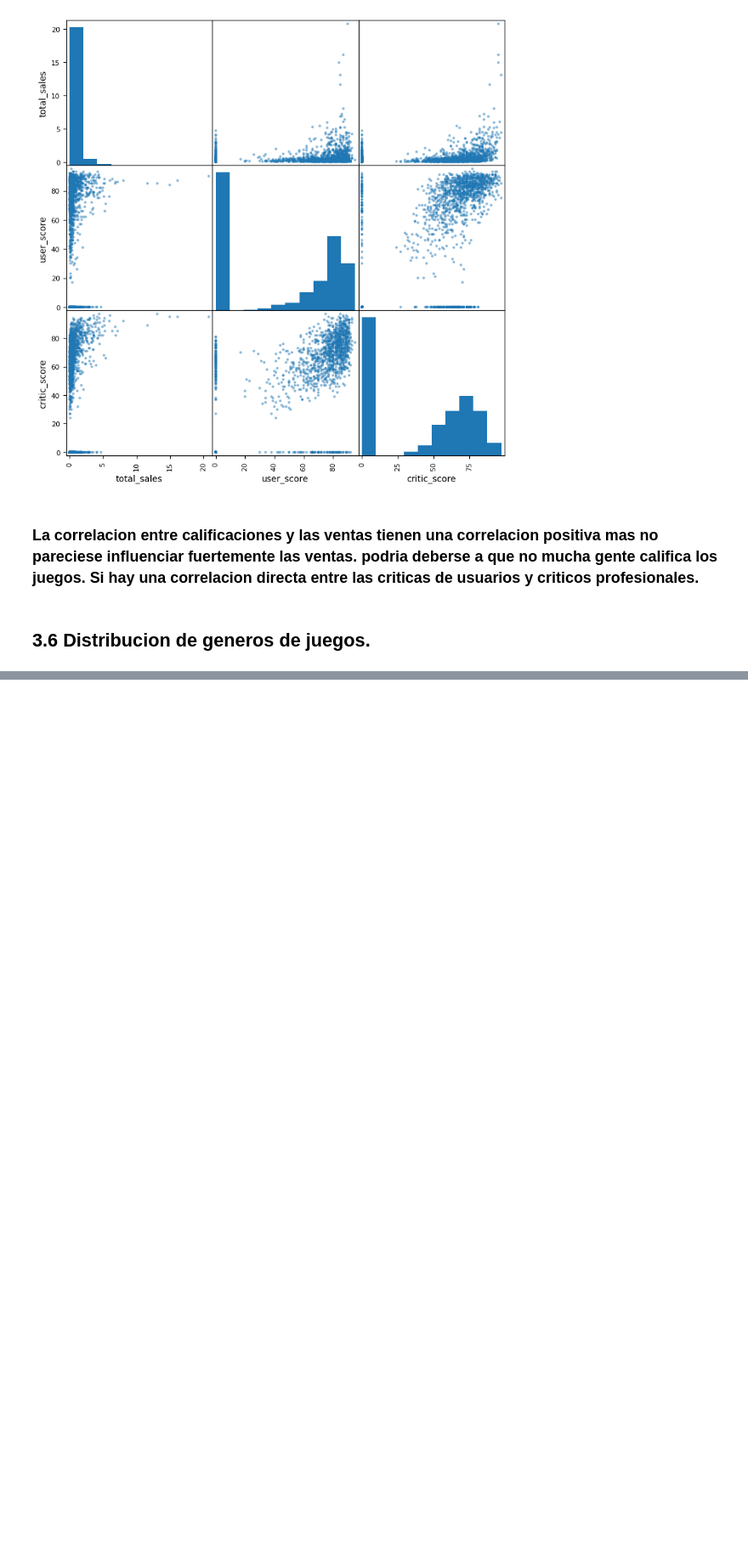
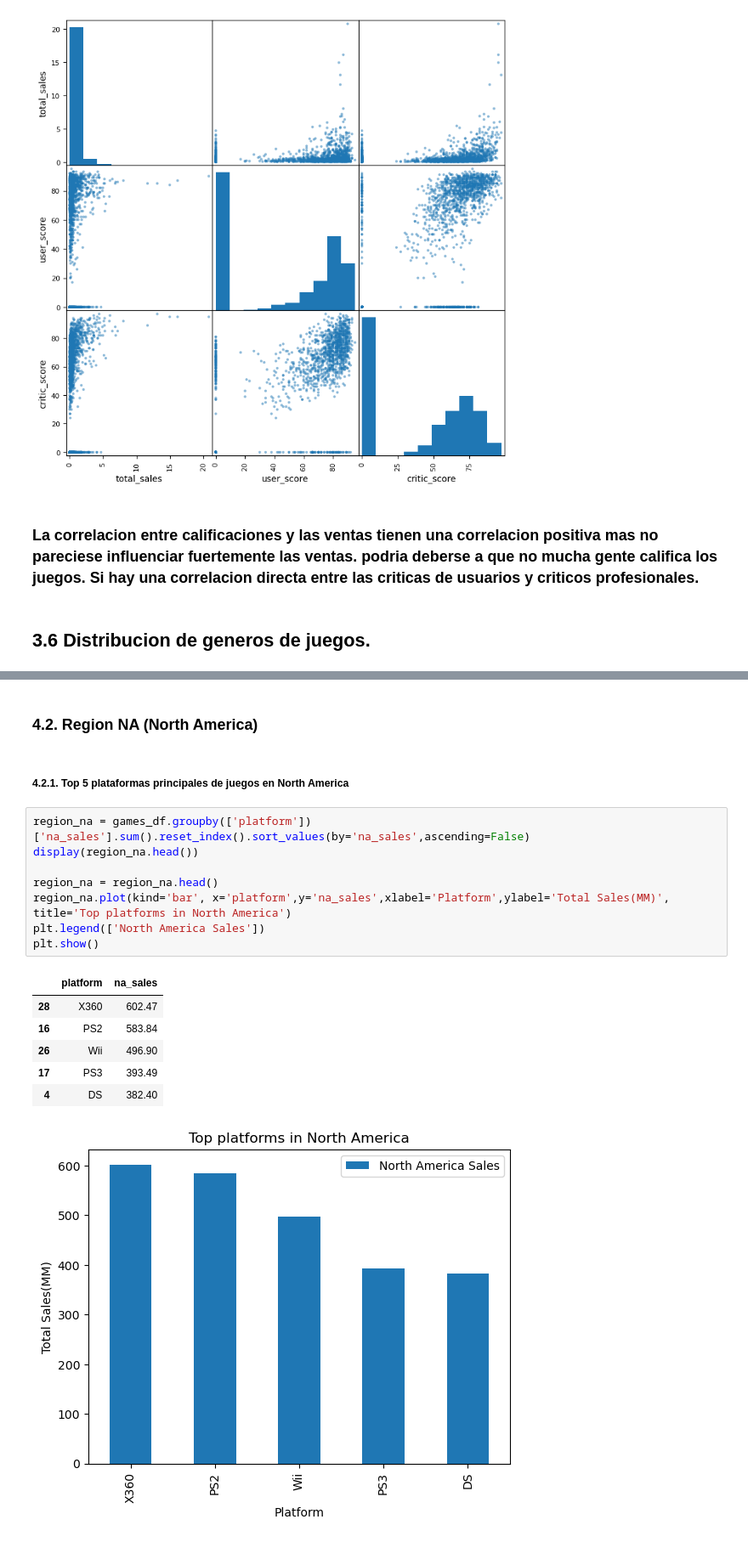
Before and after one commit to ArqJuan/Sprint6, a Jupyter notebook: Notebook_Sprint6.ipynb, the cells around one changed output, grey strips where cells are left out. Shown at 85% size. Cells and saved outputs as stored; diff of their text form; blank space fills up the shorter version.

```diff
--- a/Notebook_Sprint6.ipynb
+++ b/Notebook_Sprint6.ipynb
@@ -231,0 +281,20 @@ games_genre.plot(kind='bar', x='genre',y='total_sales',xlabel='Games Genres',yla
+# %% [markdown]
+### 4.2. Region NA (North America)
+# %% [markdown]
+##### 4.2.1. Top 5 plataformas principales de juegos en North America
+# %%
+region_na = games_df.groupby(['platform'])['na_sales'].sum().reset_index().sort_values(by='na_sales',ascending=False)
+display(region_na.head())
+
+region_na = region_na.head()
+region_na.plot(kind='bar', x='platform',y='na_sales',xlabel='Platform',ylabel='Total Sales(MM)', title='Top platforms in North America')
+plt.legend(['North America Sales'])
+plt.show()
+# %% [output]
+|  | platform | na_sales |
+| 28 | X360 | 602.47 |
+| 16 | PS2 | 583.84 |
+| 26 | Wii | 496.90 |
+| 17 | PS3 | 393.49 |
+| 4 | DS | 382.40 |
+[figure, added]
```
Also changed, not shown: parts of 22 cells of this notebook.
